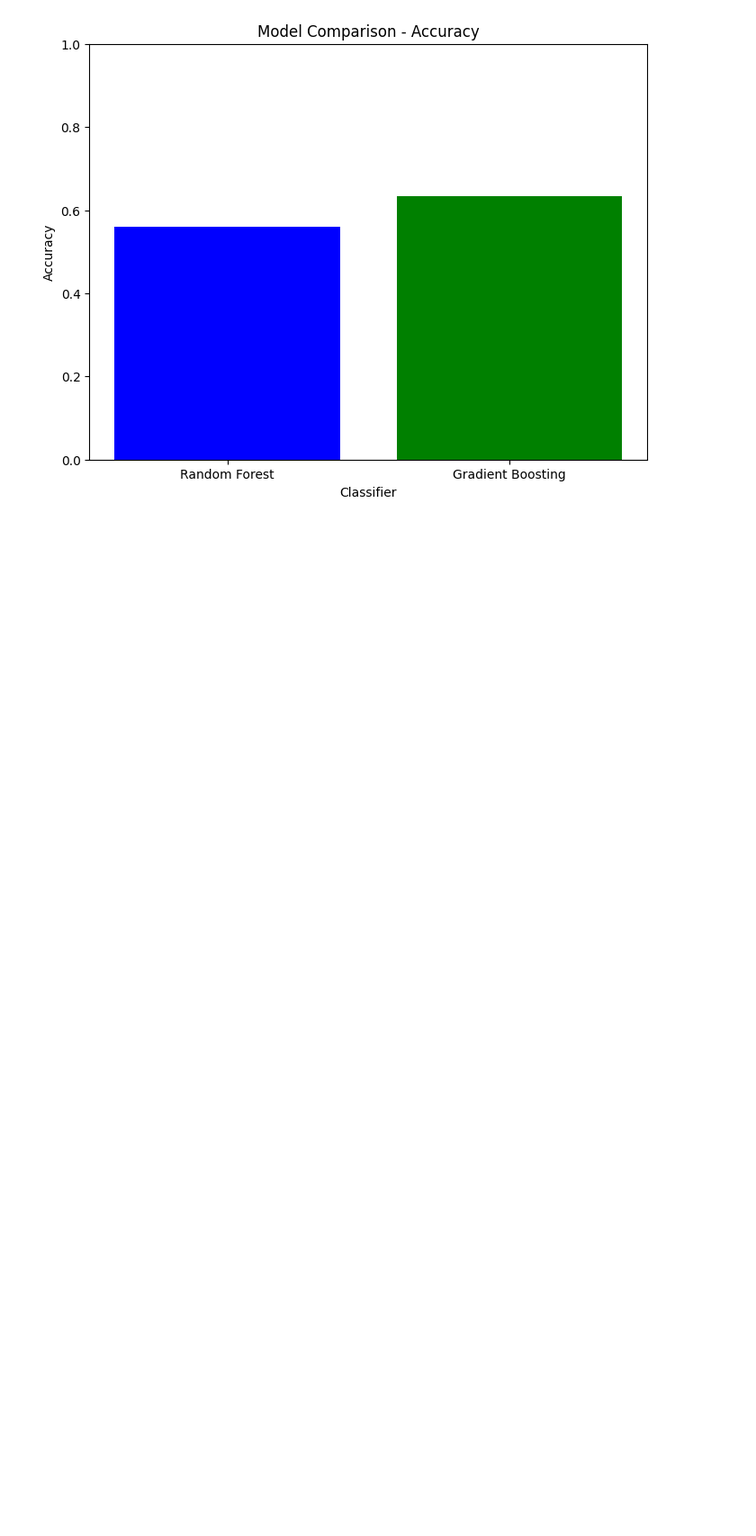
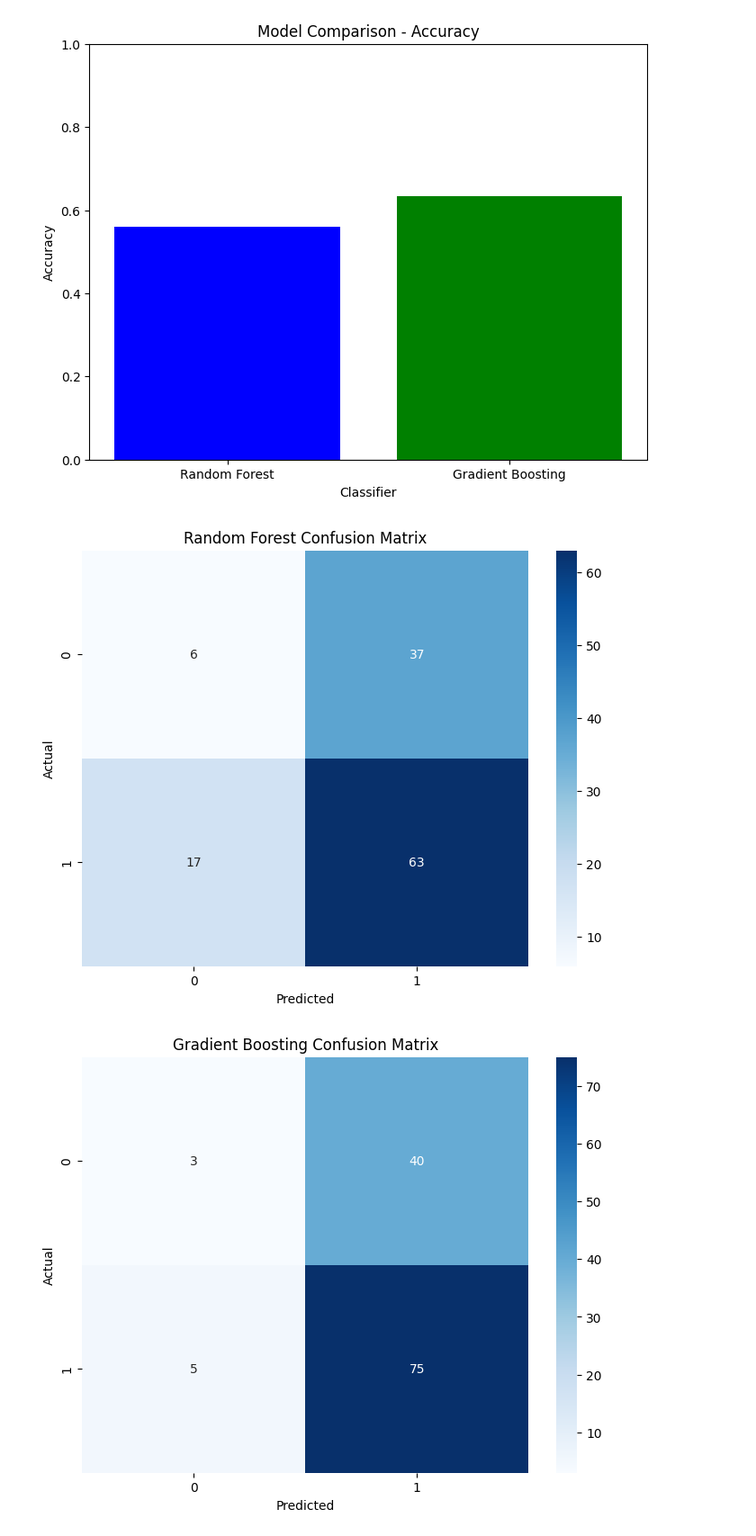
Before and after one commit to prnvpwr2612/ML-Labs, a Jupyter notebook: Self Written/Loan Approval/Ensemble.ipynb, the cells around one changed output. Shown at 90% size. Cells and saved outputs as stored; diff of their text form; code cells hidden in the pictures; blank space fills up the shorter version.

```diff
--- a/Self Written/Loan Approval/Ensemble.ipynb
+++ b/Self Written/Loan Approval/Ensemble.ipynb
@@ -65,0 +102,10 @@ gb_accuracy = accuracy_score(y_test, gb_pred)
+# %%
+y_pred_rf = rf.predict(X_test)
+y_pred_proba_rf = rf.predict_proba(X_test)[:, 1]
+print("Random Forest Evaluation:")
+evaluate_model(y_test, y_pred_rf, y_pred_proba_rf)
+
+y_pred_gb = gb.predict(X_test)
+y_pred_proba_gb = gb.predict_proba(X_test)[:, 1]
+print("\nGradient Boosting Evaluation:")
+evaluate_model(y_test, y_pred_gb, y_pred_proba_gb)
@@ -73,3 +133,21 @@ plt.ylim(0, 1)
 plt.show()
 # %% [output]
 [figure]
+# %%
+from sklearn.metrics import confusion_matrix
+import seaborn as sns
+
+def plot_confusion_matrix(y_true, y_pred, title):
+    cm = confusion_matrix(y_true, y_pred)
+    plt.figure(figsize=(8, 6))
+    sns.heatmap(cm, annot=True, fmt='d', cmap='Blues')
+    plt.title(title)
+    plt.ylabel('Actual')
+    plt.xlabel('Predicted')
+    plt.show()
+
+plot_confusion_matrix(y_test, y_pred_rf, "Random Forest Confusion Matrix")
+plot_confusion_matrix(y_test, y_pred_gb, "Gradient Boosting Confusion Matrix")
+# %% [output]
+[figure, added]
+[figure, added]
```
Also changed, not shown: parts of 6 cells of this notebook.
